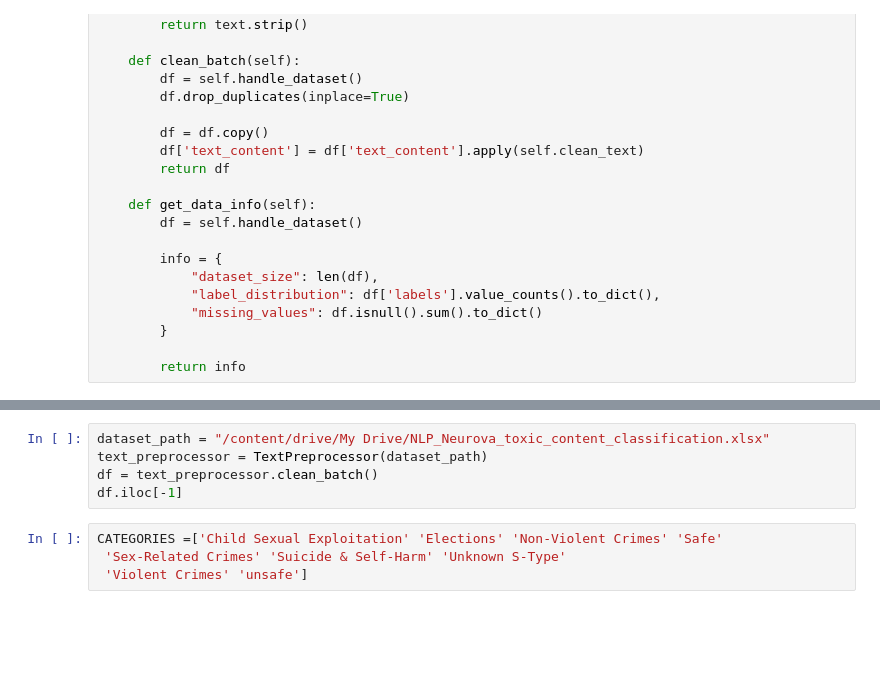
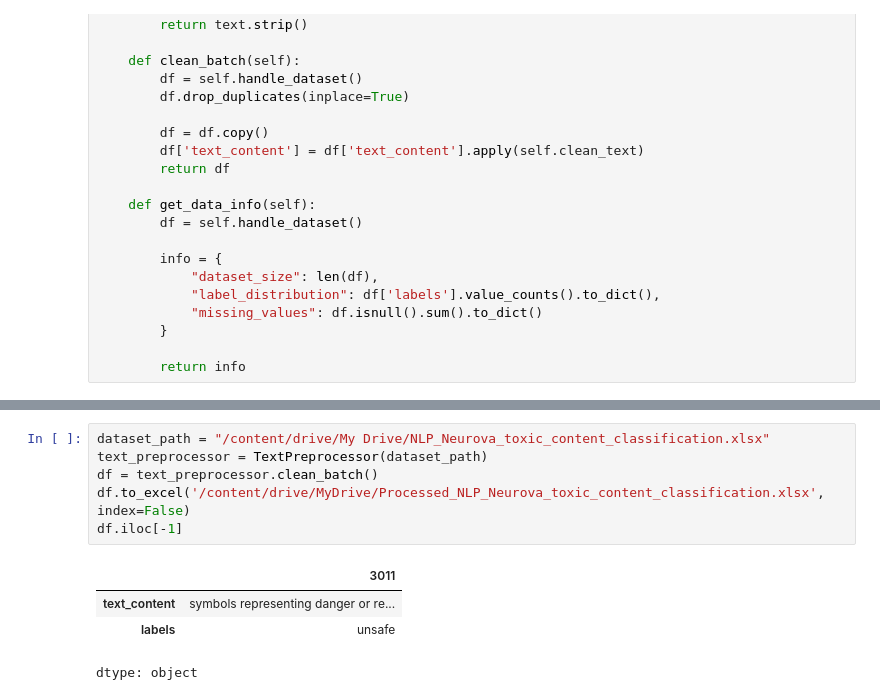
Before and after one commit to Naden-Mohamed/Toxic-Content-Classification-System, a Jupyter notebook: src/notebooks/content_moderation_using_Llama-Gurad.ipynb, the cells around one changed output, grey strips where cells are left out. Cells and saved outputs as stored; diff of their text form; blank space fills up the shorter version.

```diff
--- a/src/notebooks/content_moderation_using_Llama-Gurad.ipynb
+++ b/src/notebooks/content_moderation_using_Llama-Gurad.ipynb
@@ -80,9 +92,11 @@ Error:
 # %%
 dataset_path = "/content/drive/My Drive/NLP_Neurova_toxic_content_classification.xlsx"
 text_preprocessor = TextPreprocessor(dataset_path)
 df = text_preprocessor.clean_batch()
+df.to_excel('/content/drive/MyDrive/Processed_NLP_Neurova_toxic_content_classification.xlsx', index=False)
 df.iloc[-1]
+# %% [output]
+|  | 3011 |
+| text_content | symbols representing danger or re... |
+| labels | unsafe |
+dtype: object
-# %%
-CATEGORIES =['Child Sexual Exploitation' 'Elections' 'Non-Violent Crimes' 'Safe'
- 'Sex-Related Crimes' 'Suicide & Self-Harm' 'Unknown S-Type'
- 'Violent Crimes' 'unsafe']
```
Also changed, not shown: parts of 15 cells of this notebook, 11 other files.
